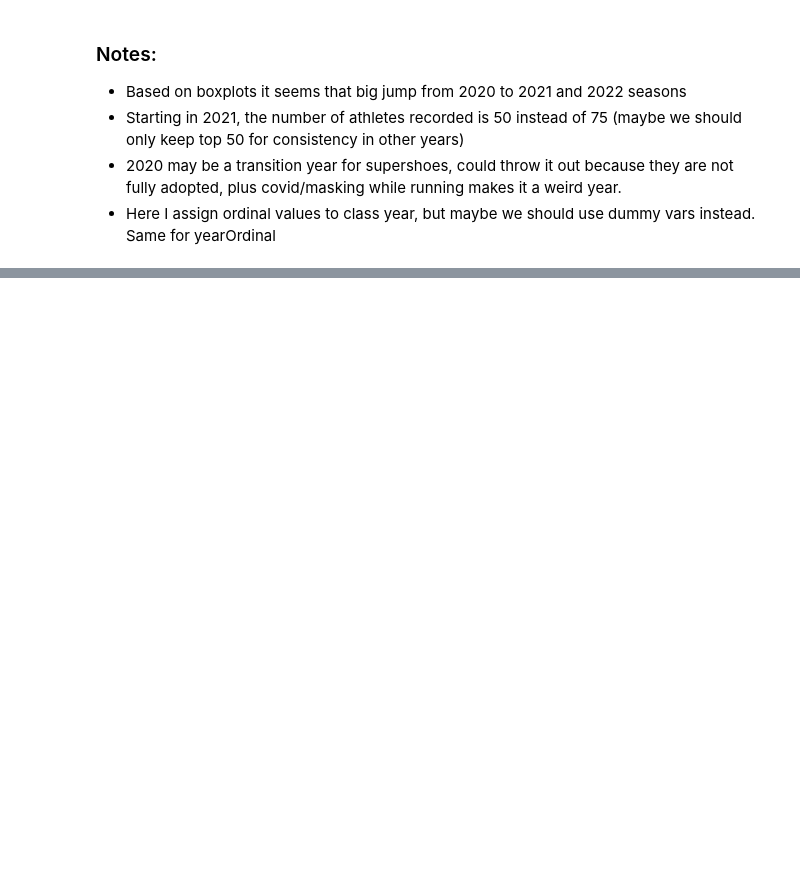
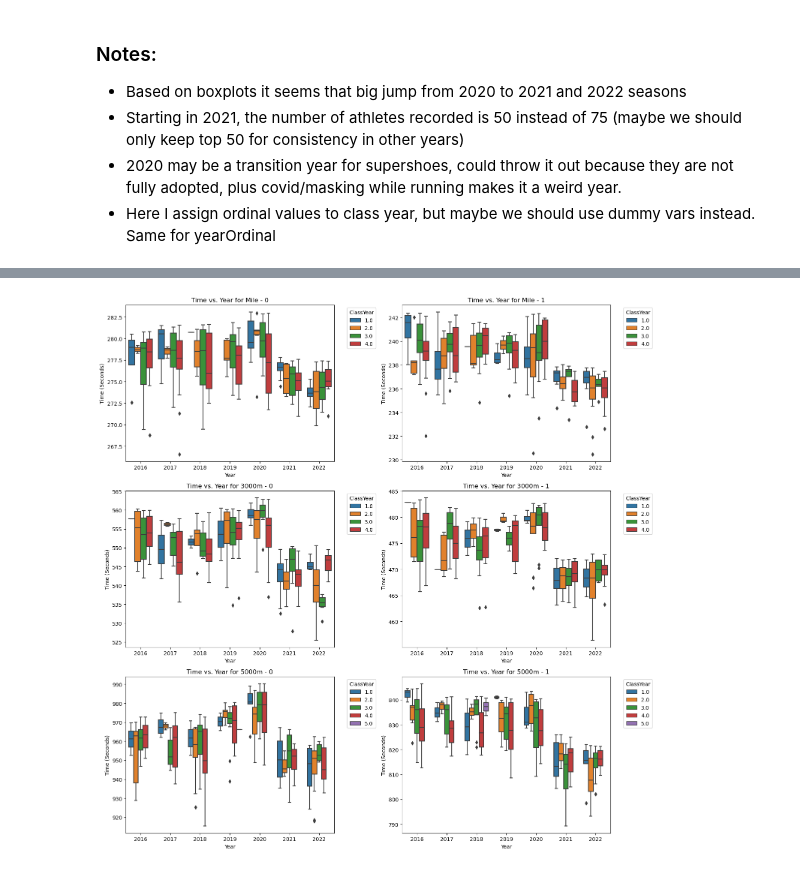
Before and after one commit to laestrada/super_shoe_project, a Jupyter notebook: eda.ipynb, the cells around one changed output, grey strips where cells are left out. Cells and saved outputs as stored; diff of their text form; code cells hidden in the pictures; blank space fills up the shorter version.

```diff
--- a/eda.ipynb
+++ b/eda.ipynb
@@ -210,0 +298,25 @@ Equation for gender 1: Time_seconds = 820.47 + (-13.87)*supershoes + (-1.023)*ye
+# %%
+fig, axes = plt.subplots(3, 2, figsize=(15, 15))
+axes = axes.flatten()
+
+for i, (event, event_data) in enumerate(events):
+    for j, gender in enumerate([0, 1]):
+        # Filter data for the current event and gender
+        gender_data = event_data[event_data['gender'] == gender]
+
+
+        sns.boxplot(x='year', y='Time_seconds', hue='ClassYear', data=gender_data, ax=axes[i * 2 + j])
+
+        axes[i * 2 + j].set_xlabel('Year')
+        axes[i * 2 + j].set_ylabel('Time (Seconds)')
+        axes[i * 2 + j].set_title(f'Time vs. Year for {event} - {gender}')
+
+        axes[i * 2 + j].legend(title='ClassYear', bbox_to_anchor=(1.05, 1), loc='upper left')
+
+# Adjust layout
+plt.tight_layout()
+
+# Show the subplots
+plt.show()
+# %% [output]
+[figure, added]
```
Also changed, not shown: parts of 13 cells of this notebook.
